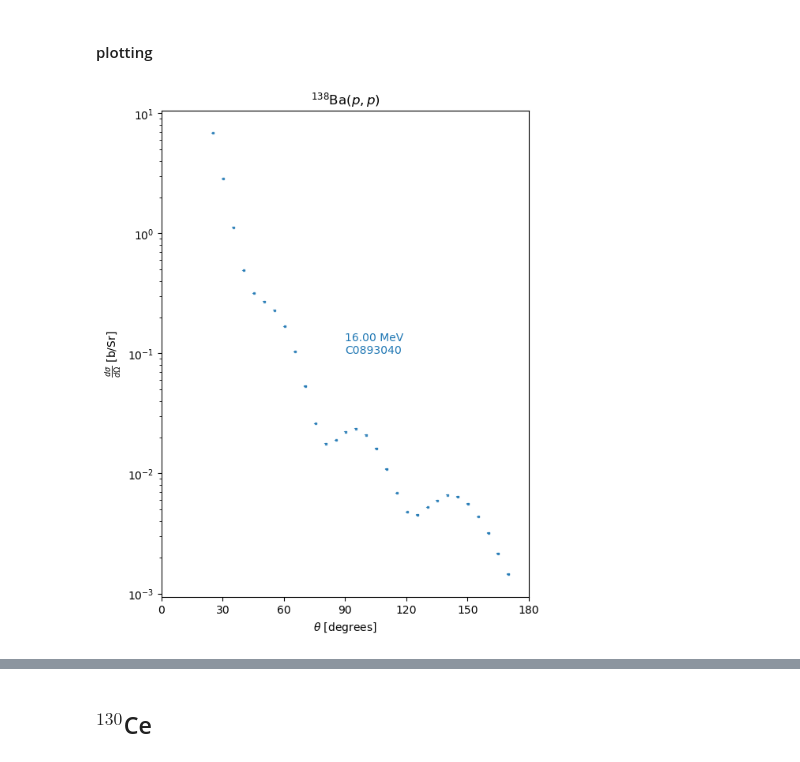
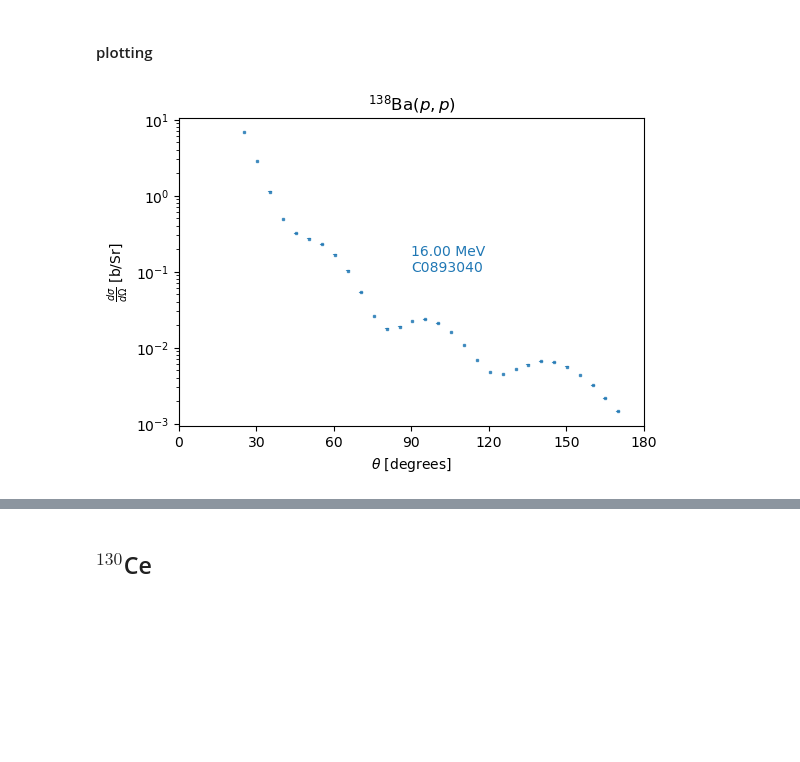
Before and after one commit to beykyle/elm, a Jupyter notebook: data/curate_dataset_from_exfor.ipynb, the cells around one changed output, grey strips where cells are left out. Saved outputs shown, nothing was run; the diff lists cells and outputs as text; code cells hidden in the pictures; blank space fills up the shorter version.

```diff
--- a/data/curate_dataset_from_exfor.ipynb
+++ b/data/curate_dataset_from_exfor.ipynb
@@ -579,24 +608,24 @@ curate.print_failed_parses(pp_data[target].data["dXS/dA"].failed_parses)
 # %%
 axes = (
     pp_data[target]
     .data["dXS/dA"]
     .plot(
         n_per_plot=6,
         label_kwargs={
             "label_xloc_deg": 90,
             "label_offset_factor": 0.1,
             "label_energy_err": False,
             "label_offset": False,
             "label_incident_energy": True,
             "label_excitation_energy": False,
             "label_exfor": True,
         },
         plot_kwargs={"offsets": 10},
-        y_size=8,
+        y_size=4,
     )
 )
 # %% [output]
-[figure, old version]
+[figure, new version]
 # %%
 axes = (
     pp_data[target]
```
Also changed, not shown: parts of 115 cells of this notebook.
